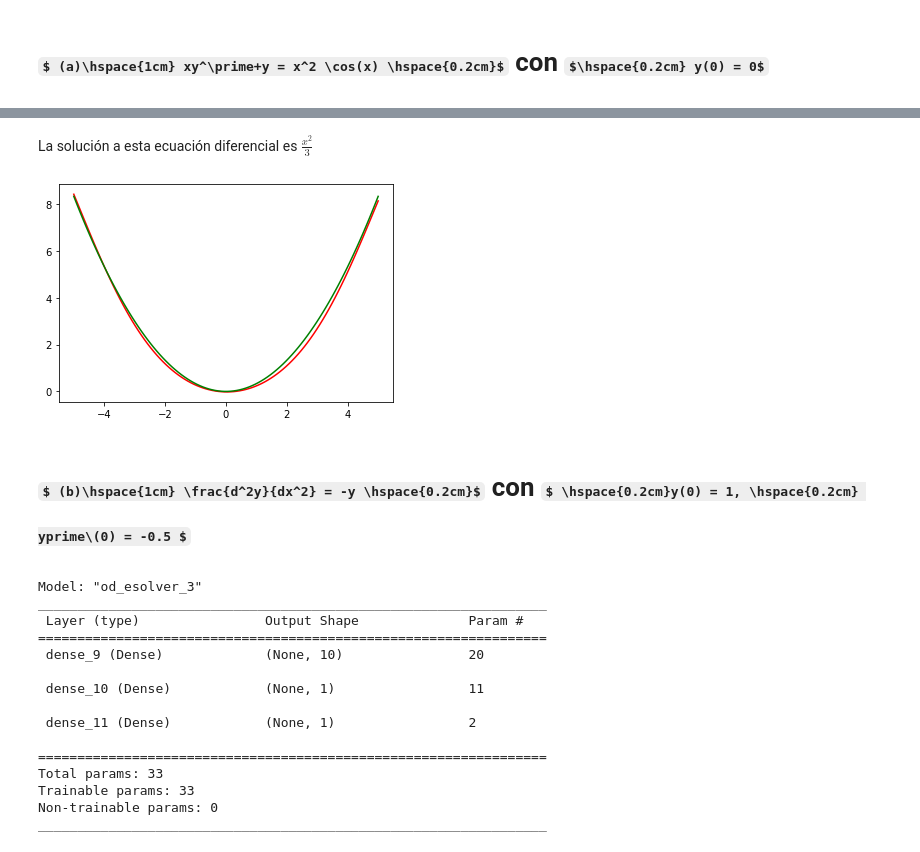
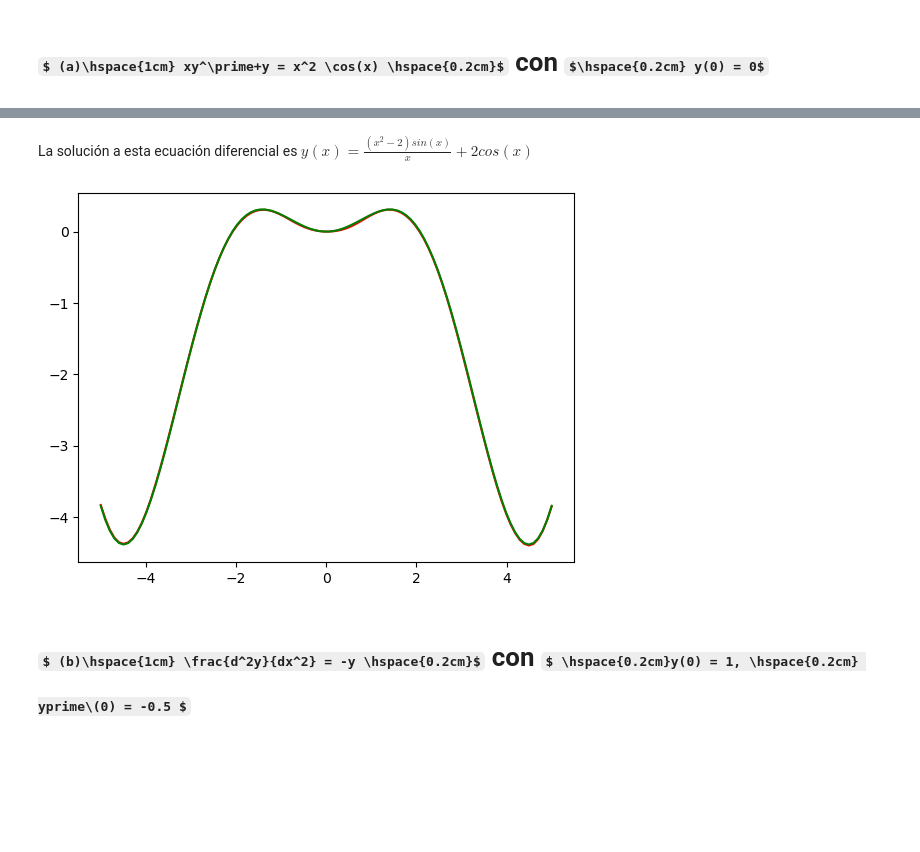
Before and after one commit to RafaSanCed/Neural-Network-Solutions-for-Function-Approximation-and-Partial-Differential-Equations, a Jupyter notebook: Ejercicio 2.ipynb, the cells around one changed output, grey strips where cells are left out. Saved outputs shown, nothing was run; the diff lists cells and outputs as text; code cells hidden in the pictures; some formulas as TeX source; blank space fills up the shorter version.

Commit message:
Correcciones finales ejercicio 2
Se crearon y afinaron las redes necesarias para dar solución a ecuaciones diferenciales de primer y segundo orden

```diff
--- a/Ejercicio 2.ipynb
+++ b/Ejercicio 2.ipynb
@@ -50,8 +19,41 @@ import math
+# %%
+class ODEsolver(Sequential):
+    def __init__(self, **kwargs):
+        super().__init__(**kwargs)
+        self.loss_tracker = keras.metrics.Mean(name="loss")
+    @property
+    def metrics(self):
+        return [self.loss_tracker]
+
+    def train_step(self, data):
+        batch_size=tf.shape(data)[0]
+        x=tf.random.uniform((batch_size,1),minval=-5,maxval=5)
+
+        with tf.GradientTape() as tape:
+            #Compute the loss value
+            with tf.GradientTape() as tape2:
+                tape2.watch(x)
+                y_pred = self(x, training=True)
+            dy = tape2.gradient(y_pred, x)
+            x_o = tf.zeros((batch_size, 1))
+            y_o = self(x_o, training = True)
+            eq = x*dy + y_pred-x**2*tf.cos(x)
+            ic = y_o
+            loss= keras.losses.mean_squared_error(0., eq) + keras.losses.mean_absolute_error(0., ic)
+        # Apply grads
+        grads = tape.gradient(loss, self.trainable_variables)
+        self.optimizer.apply_gradients(zip(grads, self.trainable_variables))
+        # Update metrics
+        self.loss_tracker.update_state(loss)
+        # Return a dict mapping metric names to current value
+        return {"loss": self.loss_tracker.result()}
 # %%
 model = ODEsolver()
 
 model.add(Dense(10, activation='tanh', input_shape=(1,)))
-model.add(Dense(1, activation='tanh'))
+model.add(Dense(10, activation='tanh'))
+model.add(Dense(10, activation='tanh'))
+model.add(Dense(10, activation='tanh'))
 model.add(Dense(1, activation='linear'))
 # %%
 model.summary()
@@ -100,10 +106,10 @@ Epoch 3000/3000
 # %% [markdown]
-La solución a esta ecuación diferencial es $\frac{x^2}{3}$
+La solución a esta ecuación diferencial es $y(x)=\frac{(x^2-2)sin(x)}{x}+2cos(x)$
 # %%
 plt.plot(x_testv, a, color='red')
-plt.plot(x_testv,x**2/3, color= 'green')
+plt.plot(x_testv,((x**2-2)*np.sin(x))/(x)+2*np.cos(x), color= 'green')
 plt.show()
 # %% [output]
-[figure, old version]
+[figure, new version]
 # %% [markdown]
 # $ (b)\hspace{1cm} \frac{d^2y}{dx^2} = -y \hspace{0.2cm}$  con $ \hspace{0.2cm}y(0) = 1, \hspace{0.2cm} yprime\(0) = -0.5 $
@@ -198,19 +164 @@ model.add(Dense(1, activation='tanh'))
 model.add(Dense(1, activation='linear'))
-# %%
-model.summary()
-# %% [output]
-Model: "od_esolver_3"
-_________________________________________________________________
- Layer (type)                Output Shape              Param #
-=================================================================
- dense_9 (Dense)             (None, 10)                20
-
- dense_10 (Dense)            (None, 1)                 11
-
- dense_11 (Dense)            (None, 1)                 2
-
-=================================================================
-Total params: 33
-Trainable params: 33
-Non-trainable params: 0
-_________________________________________________________________
```
Also changed, not shown: parts of 12 cells of this notebook.
